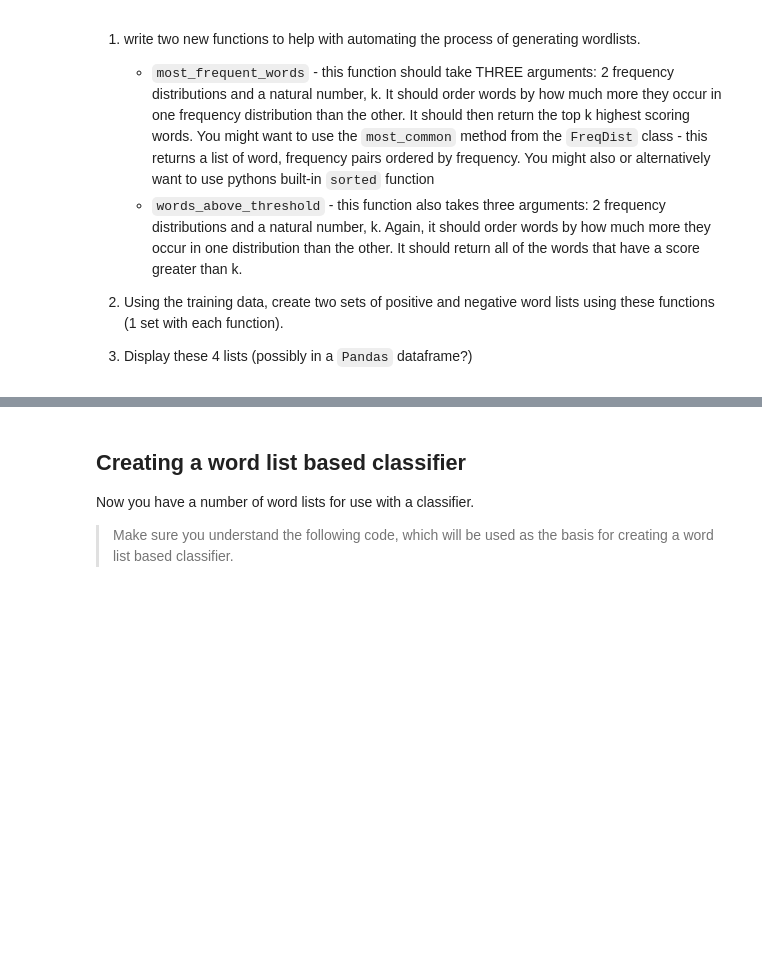
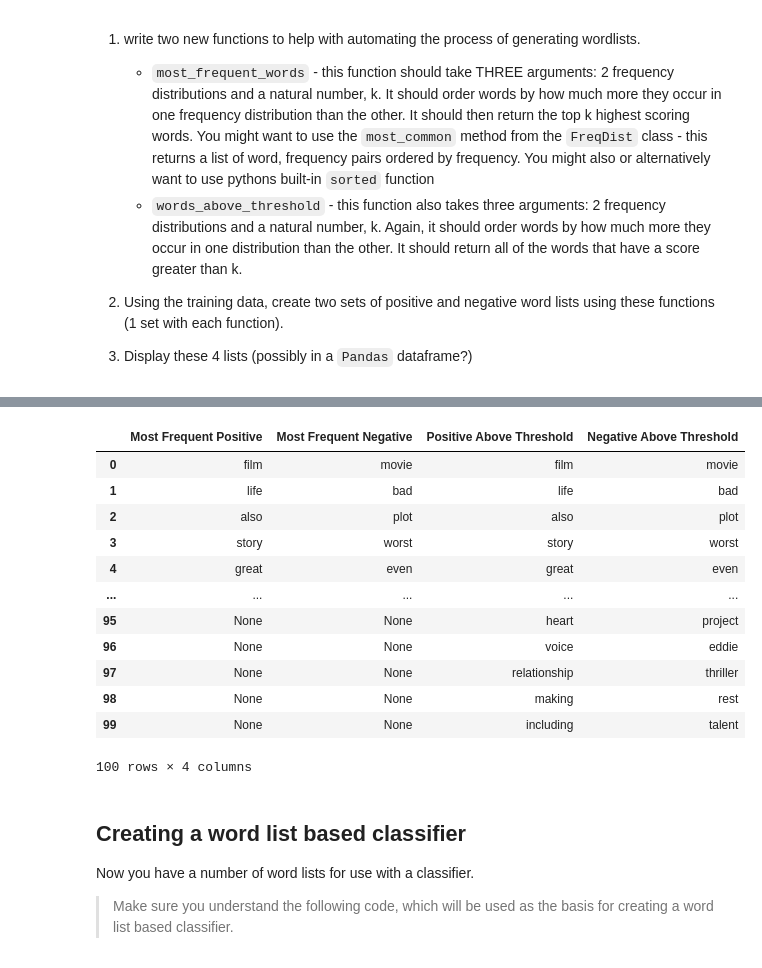
Before and after one commit to Efemirkan/Applied-Natural-Language-Processing, a Jupyter notebook: Lab_3_1.ipynb, the cells around one changed output, grey strips where cells are left out. Cells and saved outputs as stored; diff of their text form; code cells hidden in the pictures; blank space fills up the shorter version.

```diff
--- a/Lab_3_1.ipynb
+++ b/Lab_3_1.ipynb
@@ -450,0 +517,2 @@ Now, you are going to create positive and negative word lists automatically from
+# %%
+pos_most_freq_word = most_freuent_words(pos_freq_dist,neg_freq_dist,50)
@@ -450,0 +539,3 @@ Now, you are going to create positive and negative word lists automatically from
+# %%
+neg_most_freq_word = most_freuent_words(neg_freq_dist, pos_freq_dist,50)
+neg_most_freq_word
@@ -451,3 +567,24 @@ Now, you are going to create positive and negative word lists automatically from
+# %%
+neg_thres_word = most_freuent_words(neg_freq_dist, pos_freq_dist,100)
+# %%
+pos_thres_word = most_freuent_words(pos_freq_dist,neg_freq_dist,100)
+# %%
+freq_df = pd.DataFrame(list(zip_longest(pos_most_freq_word, neg_most_freq_word , pos_thres_word, neg_thres_word)), columns= ["Most Frequent Positive", "Most Frequent Negative", "Positive Above Threshold", "Negative Above Threshold"])
+freq_df
+# %% [output]
+|  | Most Frequent Positive | Most Frequent Negative | Positive Above Threshold | Negative Above Threshold |
+| 0 | film | movie | film | movie |
+| 1 | life | bad | life | bad |
+| 2 | also | plot | also | plot |
+| 3 | story | worst | story | worst |
+| 4 | great | even | great | even |
+| ... | ... | ... | ... | ... |
+| 95 | None | None | heart | project |
+| 96 | None | None | voice | eddie |
+| 97 | None | None | relationship | thriller |
+| 98 | None | None | making | rest |
+| 99 | None | None | including | talent |
+100 rows × 4 columns
 # %% [markdown]
 ## Creating a word list based classifier
 Now you have a number of word lists for use with a classifier.
```
Also changed, not shown: parts of 23 cells of this notebook.
